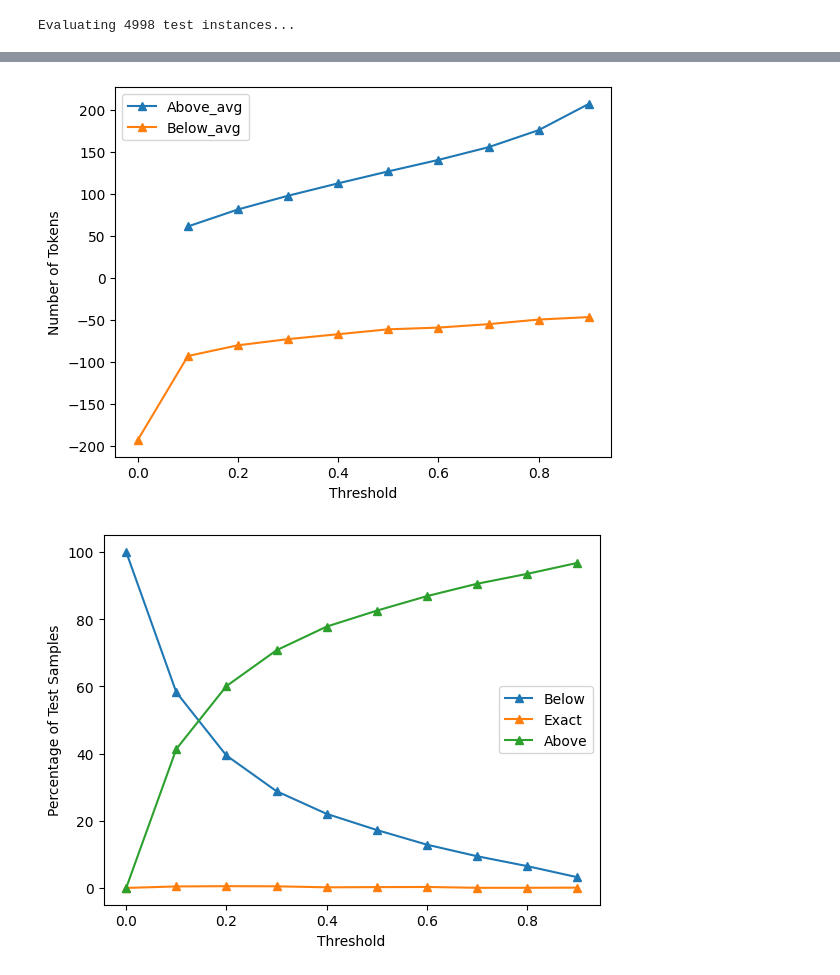
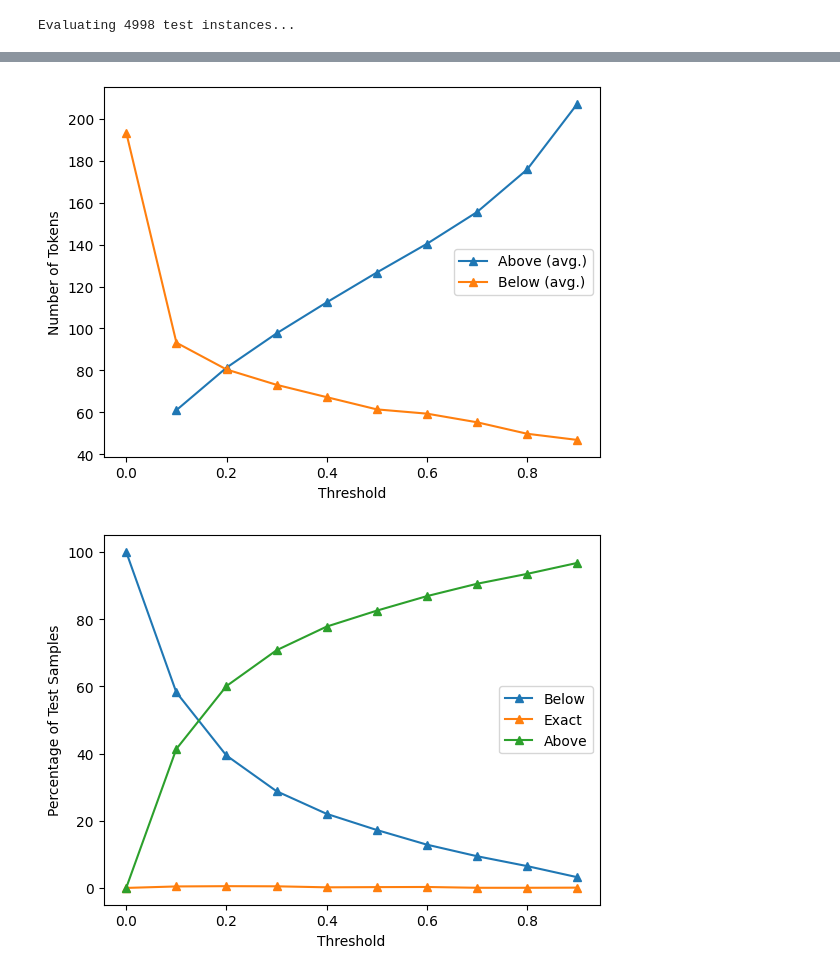
Before and after one commit to giacomo-ciro/diffusion-llms, a Jupyter notebook: diffusion_llms/eval/main.ipynb, the cells around one changed output, grey strips where cells are left out. Cells and saved outputs as stored; diff of their text form; code cells hidden in the pictures.

Commit message:
new plots

```diff
--- a/diffusion_llms/eval/main.ipynb
+++ b/diffusion_llms/eval/main.ipynb
@@ -154,6 +154,8 @@ for i, model in enumerate(preds.keys()):
 
 # ans_df = ans_df.set_index("Model")
 ans_df['Model'] = ans_df['Model'].apply(lambda x: f"{x:.1f}")
+ans_df.Below_avg = - ans_df.Below_avg
+ans_df = ans_df.rename(columns={"Below_avg":"Below (avg.)","Above_avg":"Above (avg.)"})
 # Print the result
 # print(ans_df.to_string())
 # %% [output]
@@ -175,26 +163,27 @@ ans_df
 # %%
 ans_df.plot(
     x = "Model",
     y=[
-        "Above_avg",
-        "Below_avg"
+        "Above (avg.)",
+        "Below (avg.)"
     ],
+
     marker = "^")
 plt.xlabel("Threshold")
 plt.ylabel("Number of Tokens")
 plt.savefig("avgs_thresh.png")
 
 ans_df.plot(
     x = "Model",
     y=[
         "Below",
         "Exact",
         "Above"
     ],
     marker = "^")
 plt.xlabel("Threshold")
 plt.ylabel("Percentage of Test Samples")
 plt.savefig("perc_avgs.png")
 # %% [output]
-[figure, old version]
+[figure, new version]
 [figure]
```
Also changed, not shown: parts of 1 cell of this notebook, 1 other file.
